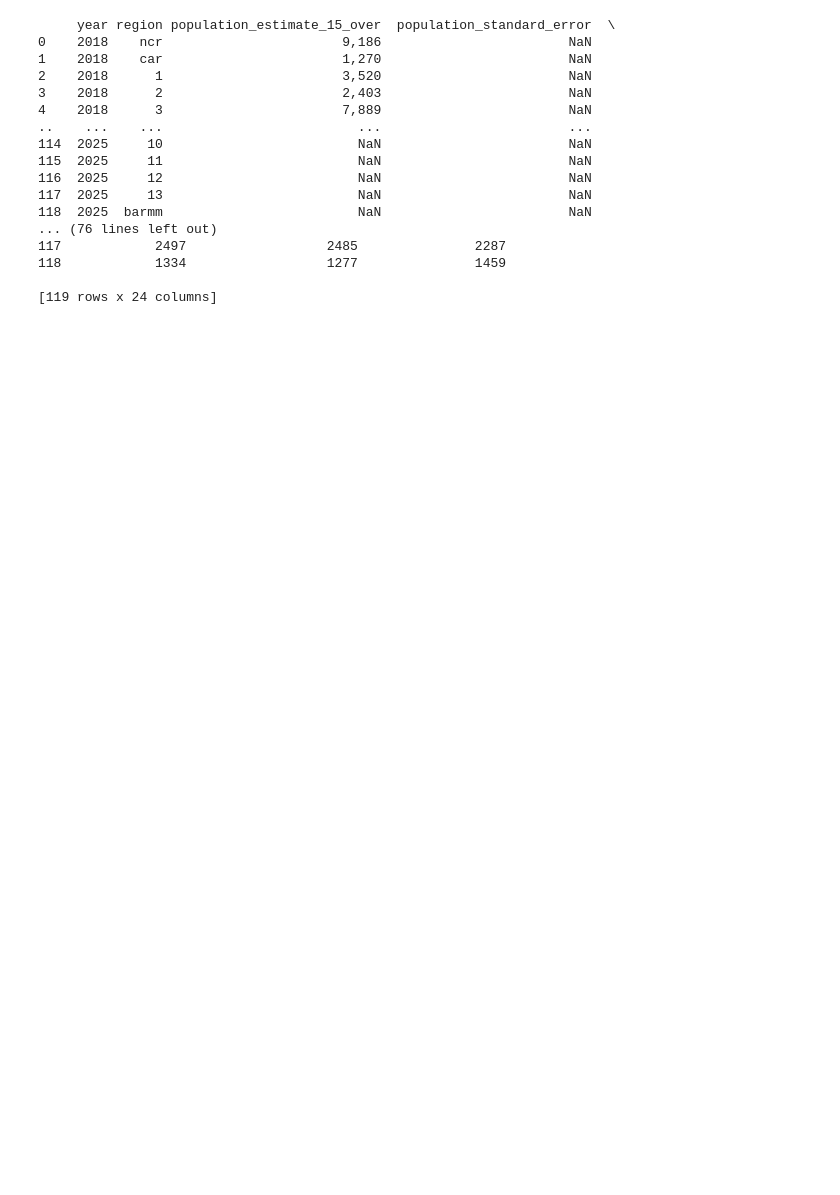
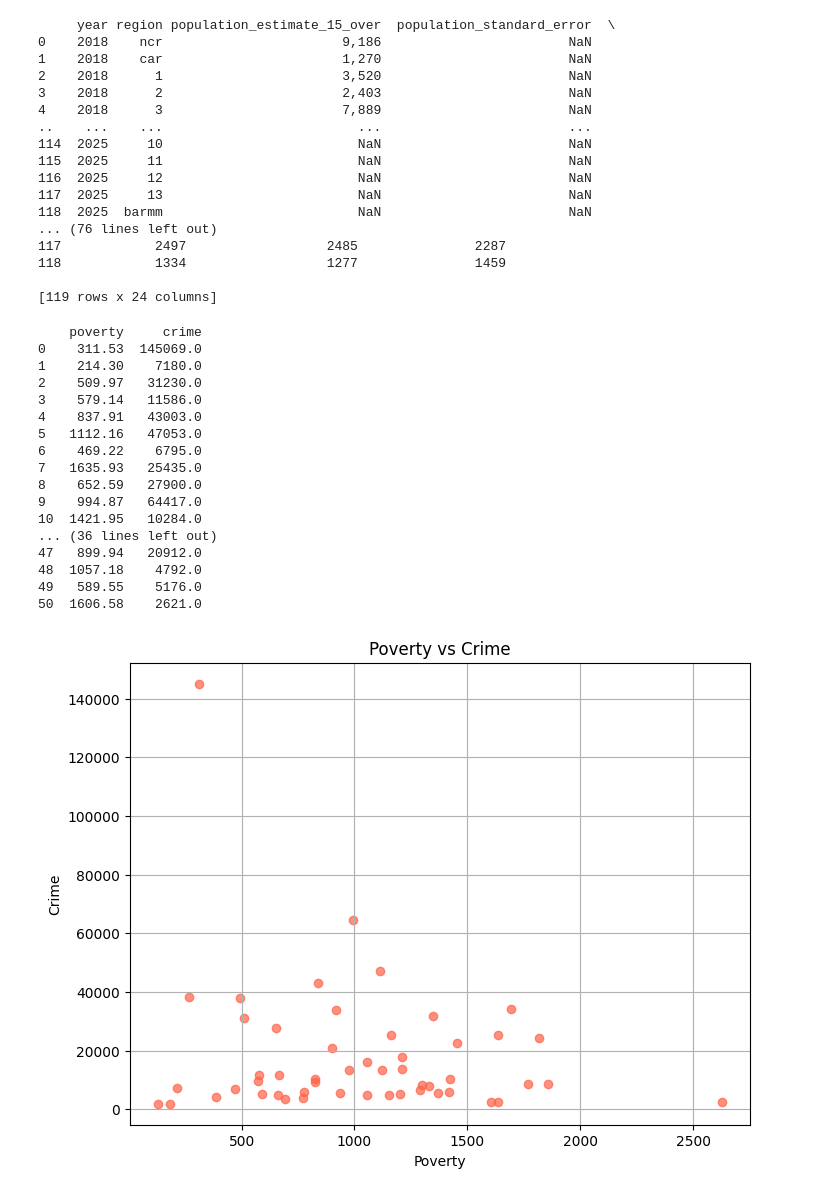
Before and after one commit to RpnAndri/crime-analysis, a Jupyter notebook: graphs.ipynb, the cells around one changed output. Cells and saved outputs as stored; diff of their text form; code cells hidden in the pictures; blank space fills up the shorter version.

Commit message:
feat(graphs.ipynb): scatterplots

```diff
--- a/graphs.ipynb
+++ b/graphs.ipynb
@@ -40,3 +45,54 @@ print(df)
 118            1334                  1277               1459
 
 [119 rows x 24 columns]
+# %%
+# Scatter plot
+# Poverty - Crime
+
+import matplotlib.pyplot as plt
+
+# Remove the comma from all the numbers
+df = df.replace(",", "", regex=True)
+
+# Urban + Rural
+df["poverty_urban"] = pd.to_numeric(df["poverty_urban"])
+df["poverty_rural"] = pd.to_numeric(df["poverty_rural"])
+df["poverty"] = df[["poverty_urban", "poverty_rural"]].sum(axis=1)
+
+# Index + Nonindex
+df["index_crime"] = pd.to_numeric(df["index_crime"])
+df["nonindex_crime"] = pd.to_numeric(df["nonindex_crime"])
+df["crime"] = df[["index_crime", "nonindex_crime"]].sum(axis=1)
+
+# Remove the ones with mixing data points
+poverty_crime_df = df[["poverty", "crime"]]
+poverty_crime_df = poverty_crime_df[~((poverty_crime_df==0).any(axis=1))].reset_index(drop=True)
+print(poverty_crime_df)
+
+# Plot in a Scatter Plot
+plt.figure(figsize=(8, 6))
+plt.scatter(x=poverty_crime_df["poverty"], y=poverty_crime_df["crime"], alpha=0.7, color="tomato")
+plt.title("Poverty vs Crime")
+plt.xlabel("Poverty")
+plt.ylabel("Crime")
+plt.grid(True)
+plt.show()
+# %% [output]
+    poverty     crime
+0    311.53  145069.0
+1    214.30    7180.0
+2    509.97   31230.0
+3    579.14   11586.0
+4    837.91   43003.0
+5   1112.16   47053.0
+6    469.22    6795.0
+7   1635.93   25435.0
+8    652.59   27900.0
+9    994.87   64417.0
+10  1421.95   10284.0
+... (36 lines left out)
+47   899.94   20912.0
+48  1057.18    4792.0
+49   589.55    5176.0
+50  1606.58    2621.0
+[figure, added]
```
Also changed, not shown: parts of 3 cells of this notebook.
